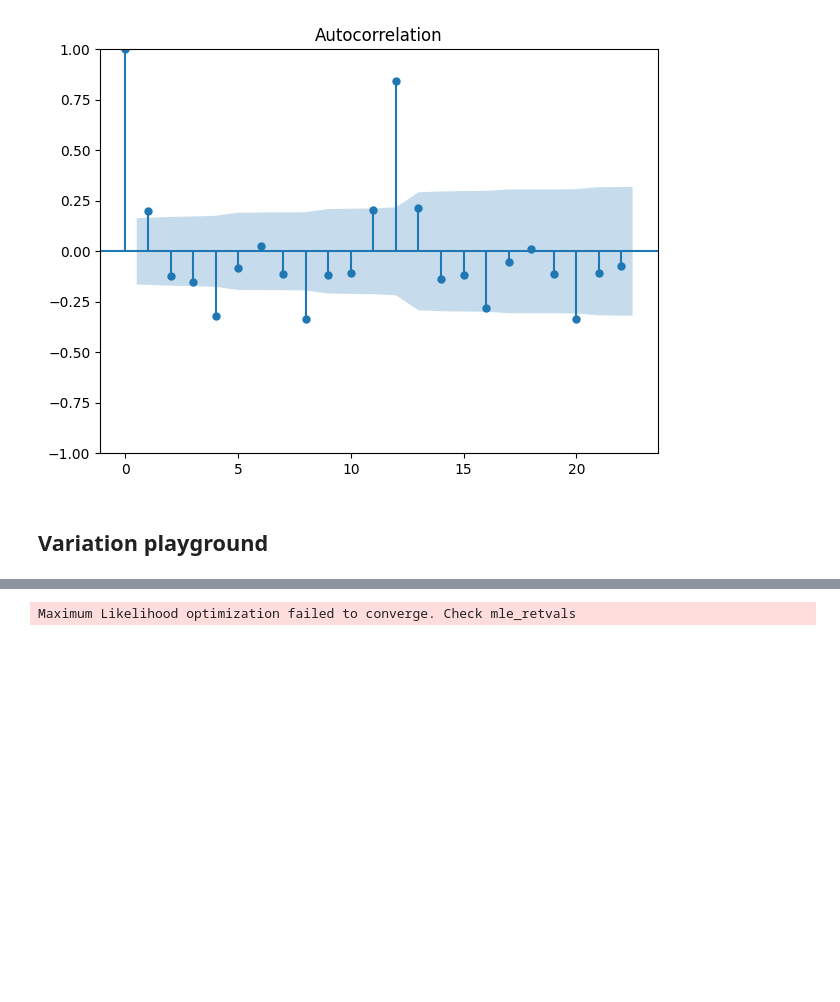
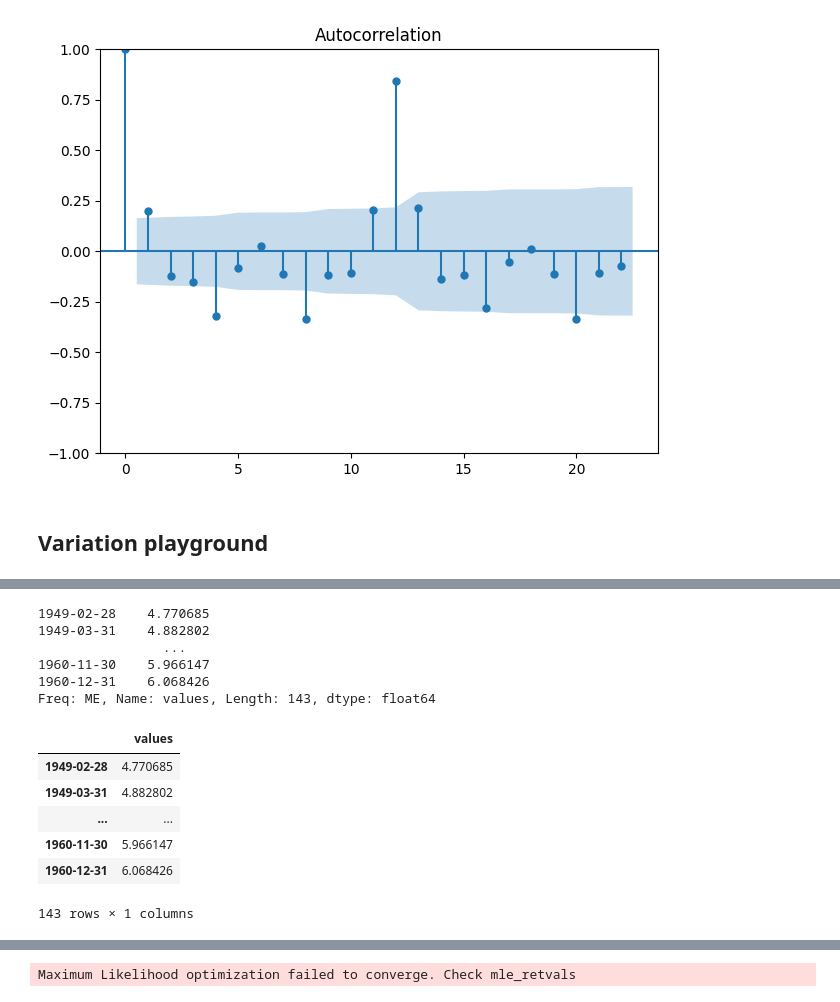
Before and after one commit to myothergit/python-for-time-series-forecasting-5246009, a Jupyter notebook: notebooks/2_Modelling/2_ARIMA/Code.ipynb, the cells around one changed output, grey strips where cells are left out. Cells and saved outputs as stored; diff of their text form; code cells hidden in the pictures; blank space fills up the shorter version.

```diff
--- a/notebooks/2_Modelling/2_ARIMA/Code.ipynb
+++ b/notebooks/2_Modelling/2_ARIMA/Code.ipynb
@@ -662,0 +641,19 @@ from modules import utils
+# %%
+df['values']
+# %% [output]
+1949-02-28    4.770685
+1949-03-31    4.882802
+                ...
+1960-11-30    5.966147
+1960-12-31    6.068426
+Freq: ME, Name: values, Length: 143, dtype: float64
+# %%
+df[['values']]
+# %% [output]
+|  | values |
+| 1949-02-28 | 4.770685 |
+| 1949-03-31 | 4.882802 |
+| ... | ... |
+| 1960-11-30 | 5.966147 |
+| 1960-12-31 | 6.068426 |
+143 rows × 1 columns
```
Also changed, not shown: parts of 30 cells of this notebook.
